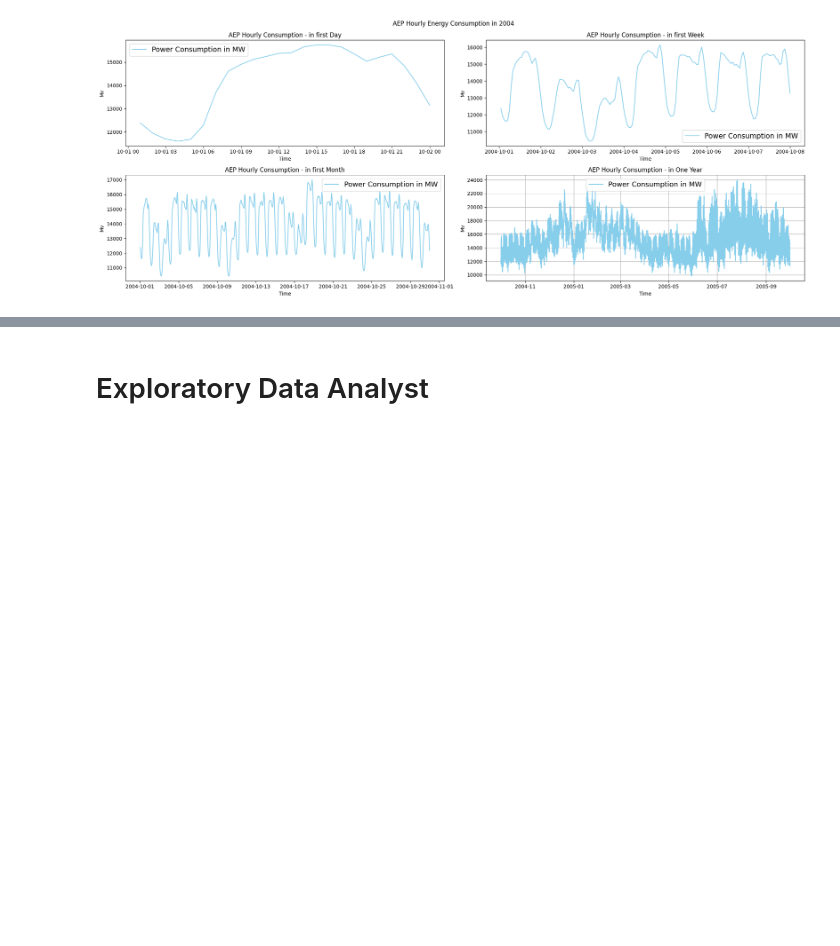
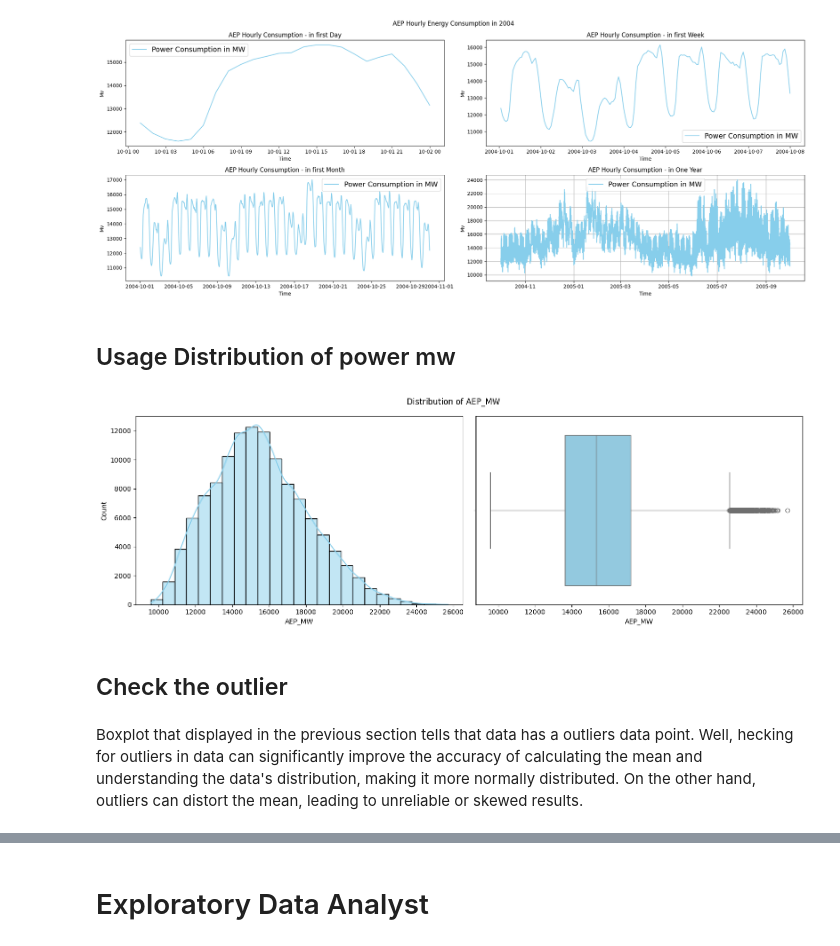
Before and after one commit to sayid-alt/AEP-Hourly-Energy-Consumption-Prediction, a Jupyter notebook: AEP_Hourly_Energy_Consumption_Prediction.ipynb, the cells around one changed output, grey strips where cells are left out. Drawn from its saved outputs; the diff is of its cells as text; code cells hidden in the pictures; blank space fills up the shorter version.

```diff
--- a/AEP_Hourly_Energy_Consumption_Prediction.ipynb
+++ b/AEP_Hourly_Energy_Consumption_Prediction.ipynb
@@ -197,3 +197,22 @@ plot_series(AEP_hourly['Datetime'], AEP_hourly['AEP_MW'],
 plt.tight_layout()
 # %% [output]
 [figure]
+# %% [markdown]
+## Usage Distribution of power mw
+# %%
+def plot_dist(data):
+  fig, axs = plt.subplots(figsize=(15,5), ncols=2, nrows=1)
+  fig.suptitle('Distribution of AEP_MW')
+
+  sns.histplot(data=data, x='AEP_MW', bins=25, color='skyblue', ax=axs[0], kde=True)
+  sns.boxplot(data=data, x='AEP_MW', color='skyblue', ax=axs[1])
+
+  plt.tight_layout()
+# %%
+plot_dist(AEP_hourly)
+# %% [output]
+[figure, added]
+# %% [markdown]
+## Check the outlier
+# %% [markdown]
+Boxplot that displayed in the previous section tells that data has a outliers data point. Well, hecking for outliers in data can significantly improve the accuracy of calculating the mean and understanding the data's distribution, making it more normally distributed. On the other hand, outliers can distort the mean, leading to unreliable or skewed results.
```
Also changed, not shown: parts of 8 cells of this notebook.
